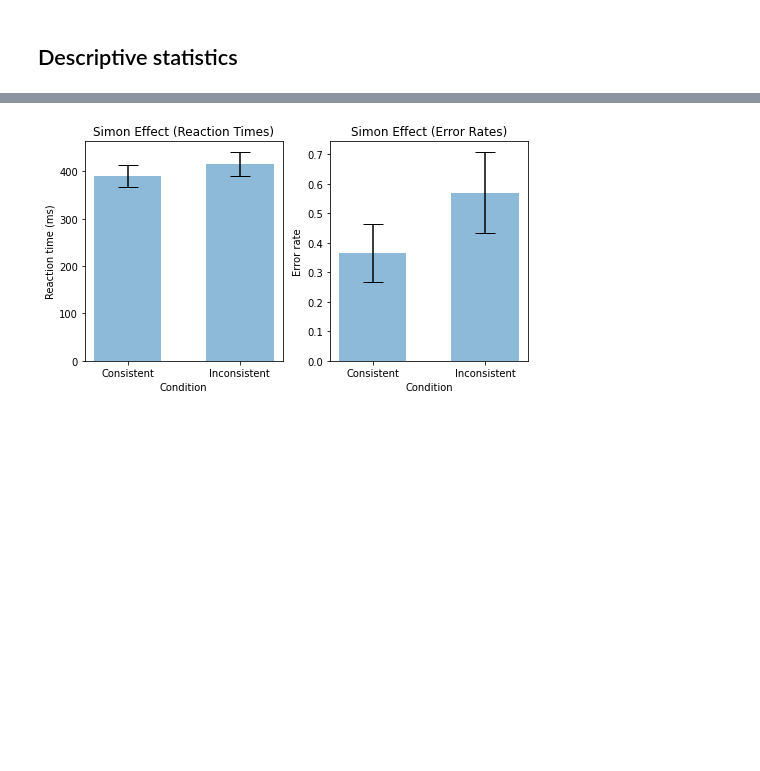
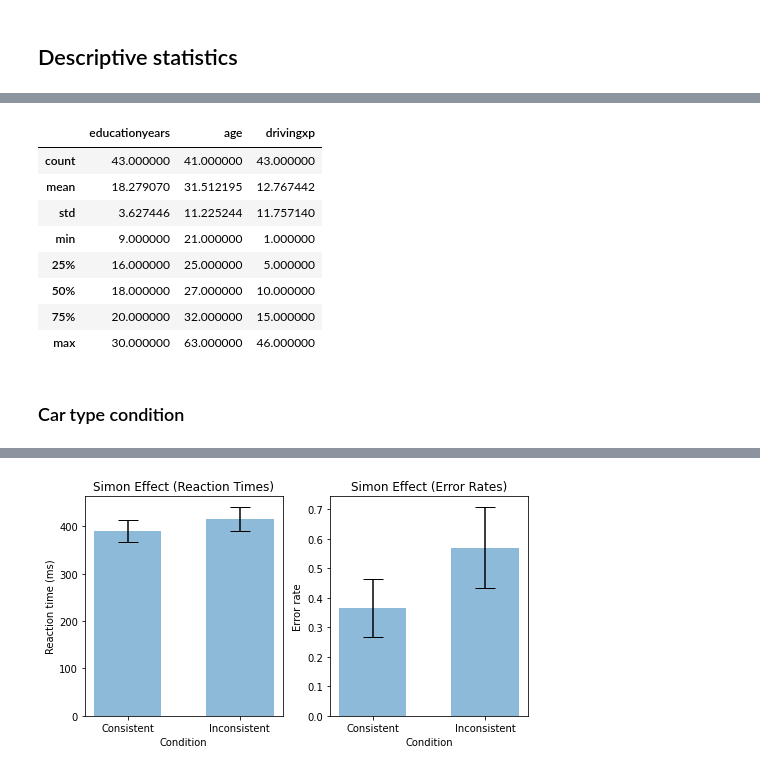
Before and after one commit to javiercmh/lab-cognition-analysis, a Jupyter notebook: code/Driving styles and car type.ipynb, the cells around one changed output, grey strips where cells are left out. Saved outputs shown, nothing was run; the diff lists cells and outputs as text; code cells hidden in the pictures; blank space fills up the shorter version.

Commit message:
Describe and perform t test

```diff
--- a/code/Driving styles and car type.ipynb
+++ b/code/Driving styles and car type.ipynb
@@ -64,2 +71,5 @@ descriptive_columns = [
     "educationlevel",
 ]
+# %%
+driving_descriptive_data = driving_data[descriptive_columns]
+car_type_descriptive_data = car_type_data[descriptive_columns]
@@ -65,0 +107,14 @@ descriptive_columns = [
+# %%
+driving_descriptive_data.describe()
+# %% [output]
+|  | educationyears | age | drivingxp |
+| count | 43.000000 | 41.000000 | 43.000000 |
+| mean | 18.279070 | 31.512195 | 12.767442 |
+| std | 3.627446 | 11.225244 | 11.757140 |
+| min | 9.000000 | 21.000000 | 1.000000 |
+| 25% | 16.000000 | 25.000000 | 5.000000 |
+| 50% | 18.000000 | 27.000000 | 10.000000 |
+| 75% | 20.000000 | 32.000000 | 15.000000 |
+| max | 30.000000 | 63.000000 | 46.000000 |
+# %% [markdown]
+### Car type condition
```
Also changed, not shown: parts of 16 cells of this notebook, 4 other files.
